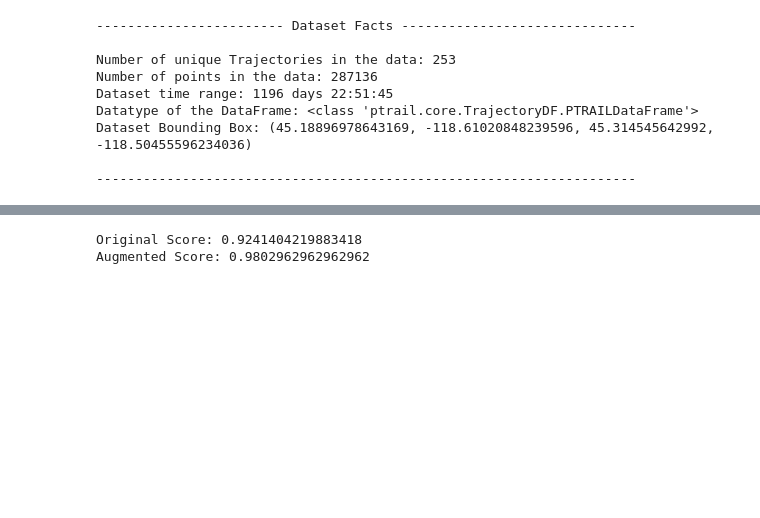
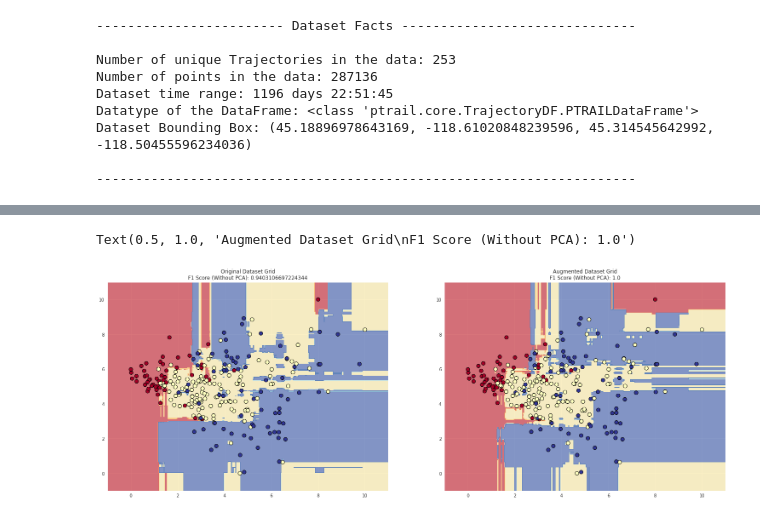
Before and after one commit to YakshHaranwala/AugmenTRAJ, a Jupyter notebook: Notebooks/Final Results/Final Viz.ipynb, the cells around one changed output, grey strips where cells are left out. Cells and saved outputs as stored; diff of their text form; code cells hidden in the pictures; blank space fills up the shorter version.

Commit message:
Made the grid code much simpler.

```diff
--- a/Notebooks/Final Results/Final Viz.ipynb
+++ b/Notebooks/Final Results/Final Viz.ipynb
@@ -241,13 +109,57 @@ plot_contour_augmented(testData, trainingData,
 # %%
-model = RandomForestClassifier()
-X_train, X_test, y_train, y_test = train_test_split(pivoted_original_stats.drop(columns=['Species']),
-                                                    pivoted_original_stats['Species'], test_size=0.2, random_state=seed)
-model.fit(X_train, y_train)
-print(f"Original Score: {f1_score(model.predict(X_test), y_test, average='weighted')}")
+# Calculate the f-score for the original dataset.
+mod = RandomForestClassifier()
+X_trn, X_tst, y_trn, y_tst = train_test_split(pivoted_original_stats.drop(columns=['Species']),
+                                              pivoted_original_stats['Species'], test_size=0.2, random_state=1)
+mod.fit(X_trn, y_trn)
+og_score = f1_score(y_tst, mod.predict(X_tst), average="weighted")
 
-model1 = RandomForestClassifier()
-model1.fit(trainingData.drop(columns=['Species']), trainingData['Species'])
-print(f"Augmented Score: {f1_score(model1.predict(testData.drop(columns=['Species'])), testData['Species'], average='weighted')}")
+# Calculate the f-score for the augmented dataset.
+mod1 = RandomForestClassifier()
+mod1.fit(trainingData.drop(columns=['Species']), trainingData['Species'])
+aug_score = f1_score(testData['Species'], mod1.predict(testData.drop(columns=['Species'])), average='weighted')
-# %% [output]
-Original Score: 0.9241404219883418
-Augmented Score: 0.9802962962962962
+# %%
+# ------------------------------- Original Dataset Decision Boundaries ----------------------------------------- #
+
+model = RandomForestClassifier()
+pca1 = PCA(n_components=2)
+scaler = MinMaxScaler(feature_range=(0, 10))
+X, Y = pivoted_original_stats.drop(columns=['Species']), pivoted_original_stats['Species']
+pca_x = scaler.fit_transform(pca1.fit_transform(X))
+
+X_train, X_test, y_train, y_test = train_test_split(pca_x, Y, test_size=0.2, random_state=1)
+model.fit(X_train, y_train)
+
+fig, ax = plt.subplots(1, 2, figsize=(26, 9))
+ax = ax.flatten()
+cmap = plt.cm.RdYlBu
+disp = DecisionBoundaryDisplay.from_estimator(model, pca_x, response_method='predict',
+                                              cmap=cmap, grid_resolution=1000, alpha=0.6, ax=ax[0])
+disp.ax_.scatter(pca_x[:, 0], pca_x[:, 1], c=Y, edgecolor="k", cmap=cmap, alpha=1, s=75)
+disp.ax_.set_title(f"Original Dataset Grid\n"
+                   f"F1 Score (Without PCA): {og_score}")
+
+
+# ------------------------------- Augmented Dataset Decision Boundaries ----------------------------------------- #
+
+
+model1 = RandomForestClassifier()
+pca2 = PCA(n_components=2)
+scaler2 = MinMaxScaler(feature_range=(0, 10))
+
+pca2_trainX = scaler2.fit_transform(pca2.fit_transform(trainingData.drop(columns=['Species'])))
+pca2_testX = scaler2.fit_transform(pca2.fit_transform(testData.drop(columns=['Species'])))
+pca2X = scaler2.fit_transform(
+    pca2.fit_transform(pd.concat([trainingData.drop(columns=['Species']), testData.drop(columns=['Species'])]))
+)
+model1.fit(pca2_trainX, trainingData['Species'])
+
+disp2 = DecisionBoundaryDisplay.from_estimator(model1, pca2X, response_method='predict',
+                                              cmap=cmap, grid_resolution=1000, alpha=0.6, ax=ax[1])
+Y = pd.concat([trainingData['Species'], testData['Species']])
+disp2.ax_.scatter(pca2X[:, 0], pca2X[:, 1], c=Y, edgecolor="k", cmap=cmap, alpha=1, s=75)
+disp2.ax_.set_title(f"Augmented Dataset Grid\n"
+                    f"F1 Score (Without PCA): {aug_score}")
+# %% [output]
+Text(0.5, 1.0, 'Augmented Dataset Grid\nF1 Score (Without PCA): 1.0')
+[figure, added]
```
Also changed, not shown: parts of 5 cells of this notebook, 3 other files.
